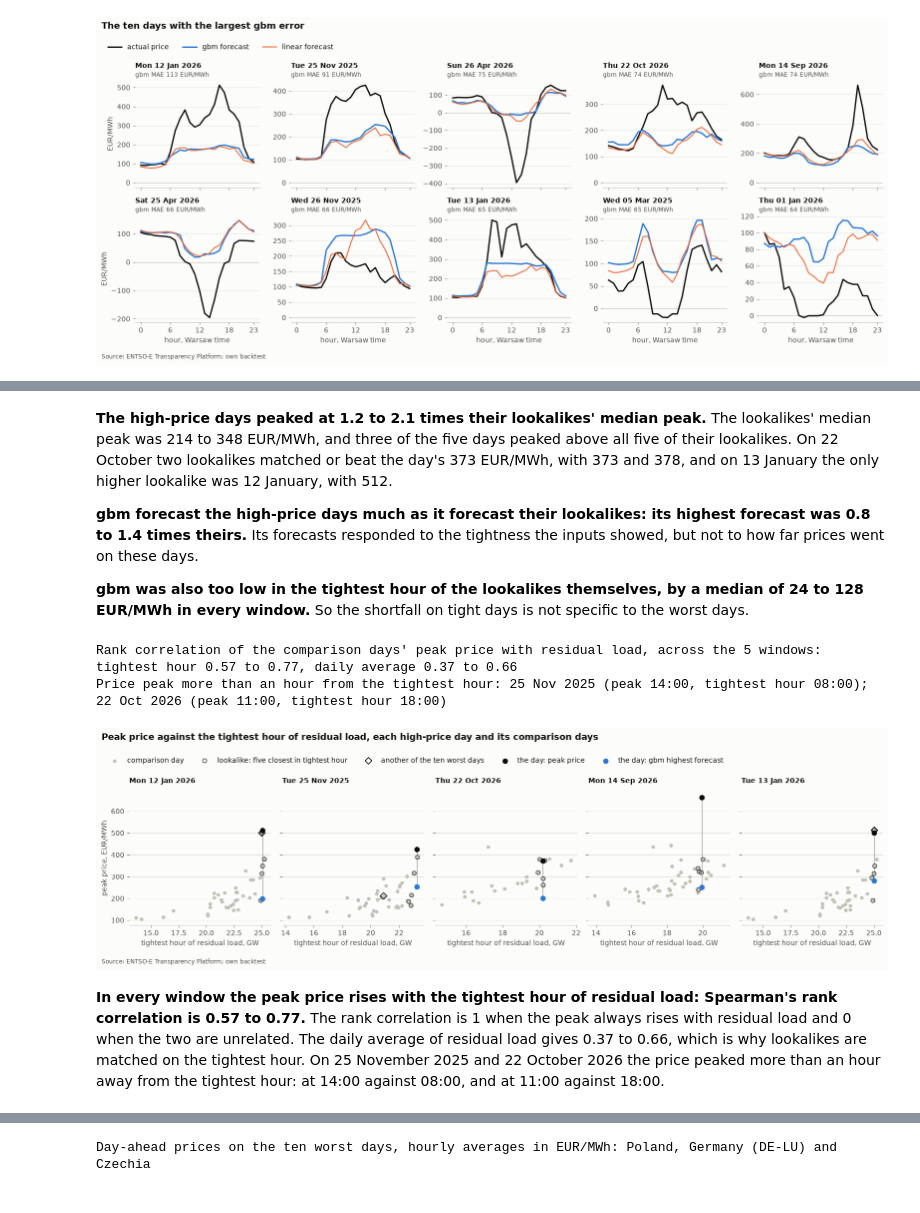
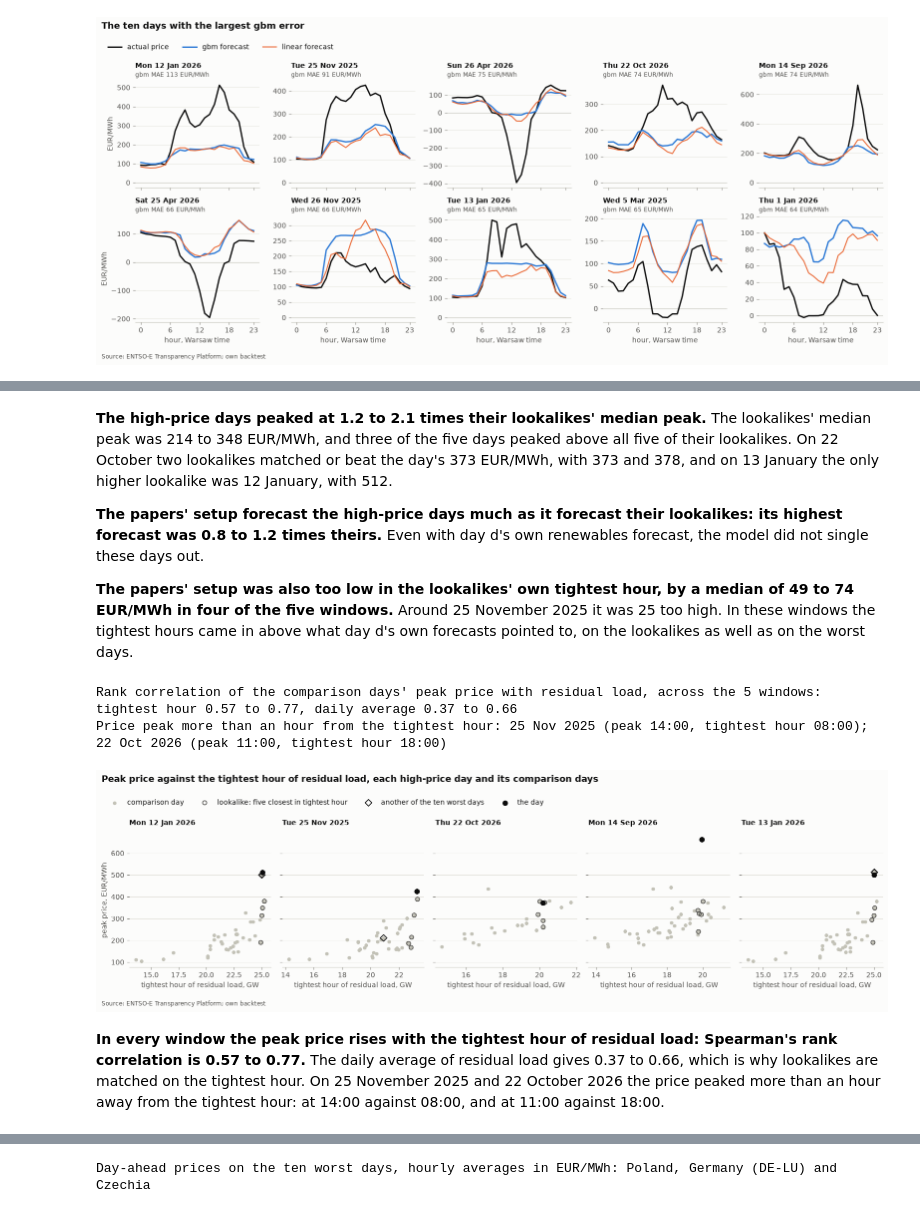
Before and after one commit to Tomek72/pl-dayahead, a Jupyter notebook: notebooks/02_post_mortem.ipynb, the cells around one changed output, grey strips where cells are left out. Cells and saved outputs as stored; diff of their text form; code cells hidden in the pictures.

```diff
--- a/notebooks/02_post_mortem.ipynb
+++ b/notebooks/02_post_mortem.ipynb
@@ -399,7 +440,7 @@ for ax, (day, row) in zip(axes.flat, worst.iterrows()):
     ax.plot(d['hour'], d['actual'], color=SERIES['actual'], lw=2, label='actual price')
     ax.plot(d['hour'], d['gbm'], color=SERIES['gbm'], lw=2, label='gbm forecast')
     ax.plot(d['hour'], d['linear'], color=SERIES['linear'], lw=1.5, label='linear forecast')
-    ax.set_title(f"{day:%a %d %b %Y}", fontsize=10, pad=18)
+    ax.set_title(day_label(day), fontsize=10, pad=18)
     ax.text(0, 1.02, f"gbm MAE {row['mae_gbm']:.0f} EUR/MWh", transform=ax.transAxes, fontsize=8.5, color=INK_2,
             va='bottom', ha='left')
     ax.set_xticks([0, 6, 12, 18, 23])
@@ -598,12 +703,12 @@ A day's lookalikes are the five comparison days, as defined in question 5, whose
 # %%
 # Each high-price day against its lookalikes: the five comparison days (question 5) whose tightest hour of
-# residual load came closest to the day's own.
+# residual load came closest to the day's own. The lookalikes are picked by day d's own forecasts, which only the
+# papers' setup saw, so the model columns use the papers' setup.
 tightest = wide.loc[wide.groupby('day')['residual_load_fcst'].idxmax()].set_index('day')  # each day's tightest hour
 per_day['peak'] = daily['actual_max']
-per_day['gbm_peak'] = daily['gbm_max']
+per_day['papers_peak'] = wide.groupby('day')['gbm_papers'].max()
 per_day['res_mean'] = wide.groupby('day')['residual_load_fcst'].mean() / GW
 per_day['gbm_err_tightest'] = tightest['err_gbm']
-per_day['linear_err_tightest'] = tightest['err_linear']
 per_day['papers_err_tightest'] = tightest['err_gbm_papers']
 
 
@@ -621,11 +726,11 @@ for day in HIGH:
         ('Peak price', 'lookalikes, median'): alike['peak'].median(),
         ('Peak price', 'lookalikes, highest'): alike['peak'].max(),
         ('Peak price', 'day ÷ lookalike median'): own['peak'] / alike['peak'].median(),
-        ('gbm highest forecast', 'the day'): own['gbm_peak'],
-        ('gbm highest forecast', 'lookalikes, median'): alike['gbm_peak'].median(),
-        ('gbm highest forecast', 'day ÷ lookalike median'): own['gbm_peak'] / alike['gbm_peak'].median(),
-        ('gbm error in the tightest hour', 'lookalikes, median'): alike['gbm_err_tightest'].median(),
-    }, name=f'{day:%a} {day.day} {day:%b %Y}'))
+        ("Papers' setup, highest forecast", 'the day'): own['papers_peak'],
+        ("Papers' setup, highest forecast", 'lookalikes, median'): alike['papers_peak'].median(),
+        ("Papers' setup, highest forecast", 'day ÷ lookalike median'): own['papers_peak'] / alike['papers_peak'].median(),
+        ("Papers' setup, error in the tightest hour", 'lookalikes, median'): alike['papers_err_tightest'].median(),
+    }, name=day_label(day)))
 lookalike_table = pd.DataFrame(rows)
 
 # Days whose peak some lookalike matched or beat, and whether that lookalike is itself one of the ten worst days.
@@ -635,15 +740,16 @@ for day in HIGH:
     alike = lookalikes(day)
     higher = alike[alike['peak'] >= per_day.loc[day, 'peak']]
     for other, peak in higher['peak'].items():
-        print(f"  {day:%d %b %Y} ({per_day.loc[day, 'peak']:.0f}): lookalike {other:%d %b %Y} reached {peak:.0f}"
-              + (', one of the ten worst days' if other in worst.index else ''))
+        print(f"  {day_label(day, weekday=False)} ({per_day.loc[day, 'peak']:.0f}): lookalike "
+              f"{day_label(other, weekday=False)} reached {peak:.0f}" + (', one of the ten worst days' if other in worst.index else ''))
 pairs = sorted({tuple(sorted((a, b))) for a in HIGH for b in lookalikes(a).index
                 if b in HIGH and a in lookalikes(b).index})
-print('High-price days that are each other\'s lookalikes: '
-      + ('; '.join(f'{a:%d %b %Y} and {b:%d %b %Y}' for a, b in pairs) or 'none'))
+print("High-price days that are each other's lookalikes: "
+      + ('; '.join(f'{day_label(a, weekday=False)} and {day_label(b, weekday=False)}' for a, b in pairs) or 'none'))
 ratios = [c for c in lookalike_table.columns if c[1] == 'day ÷ lookalike median']
-(lookalike_table.style.format('{:.0f}').format('{:.1f}', subset=ratios)
- .set_caption('Each high-price day against its five lookalikes; prices, forecasts and errors in EUR/MWh'))
+(lookalike_table.style.format(whole).format('{:.1f}', subset=ratios)
+ .set_caption("Each high-price day against its five lookalikes: prices, and the papers' setup's forecasts and errors, "
+              "in EUR/MWh"))
 # %% [output]
 The day's peak price was above all five lookalikes on 3 of 5 days. The others:
   22 Oct 2026 (373): lookalike 23 Sep 2026 reached 373
@@ -661,9 +767,9 @@ Each high-price day against its five lookalikes; prices, forecasts and errors in
 # %% [markdown]
 **The high-price days peaked at 1.2 to 2.1 times their lookalikes' median peak.** The lookalikes' median peak was 214 to 348 EUR/MWh, and three of the five days peaked above all five of their lookalikes. On 22 October two lookalikes matched or beat the day's 373 EUR/MWh, with 373 and 378, and on 13 January the only higher lookalike was 12 January, with 512.
 
-**gbm forecast the high-price days much as it forecast their lookalikes: its highest forecast was 0.8 to 1.4 times theirs.** Its forecasts responded to the tightness the inputs showed, but not to how far prices went on these days.
+**The papers' setup forecast the high-price days much as it forecast their lookalikes: its highest forecast was 0.8 to 1.2 times theirs.** Even with day d's own renewables forecast, the model did not single these days out.
 
-**gbm was also too low in the tightest hour of the lookalikes themselves, by a median of 24 to 128 EUR/MWh in every window.** So the shortfall on tight days is not specific to the worst days.
+**The papers' setup was also too low in the lookalikes' own tightest hour, by a median of 49 to 74 EUR/MWh in four of the five windows.** Around 25 November 2025 it was 25 too high. In these windows the tightest hours came in above what day d's own forecasts pointed to, on the lookalikes as well as on the worst days.
 # %%
 # Chart 6: each high-price day and its comparison days, peak price against the tightest hour of residual load.
 rho = []
@@ -676,40 +782,38 @@ print(f"Rank correlation of the comparison days' peak price with residual load,
       f"tightest hour {rho['tightest hour'].min():.2f} to {rho['tightest hour'].max():.2f}, "
       f"daily average {rho['daily average'].min():.2f} to {rho['daily average'].max():.2f}")
 peak_hour = wide.loc[wide.groupby('day')['actual'].idxmax()].set_index('day')['hour']
 apart = [day for day in HIGH if abs(peak_hour[day] - tightest.loc[day, 'hour']) > 1]
 print('Price peak more than an hour from the tightest hour: ' + '; '.join(
-    f"{day:%d %b %Y} (peak {peak_hour[day]:02d}:00, tightest hour {tightest.loc[day, 'hour']:02d}:00)" for day in apart))
+    f"{day_label(day, weekday=False)} (peak {peak_hour[day]:02d}:00, tightest hour {tightest.loc[day, 'hour']:02d}:00)"
+    for day in apart))
 
 fig, axes = plt.subplots(1, len(HIGH), figsize=(16, 4.8), sharey=True)
 for ax, day in zip(axes, HIGH):
     near, alike = comparison_days(day), lookalikes(day)
     paired = near[near.index.isin(worst.index)]  # another of the ten worst days in the same window
     ax.scatter(near['res_max'], near['peak'], s=18, color=BASELINE, label='comparison day', zorder=2)
     ax.scatter(alike['res_max'], alike['peak'], s=34, facecolor='none', edgecolor=INK_2, lw=1.2,
                label='lookalike: five closest in tightest hour', zorder=3)
     ax.scatter(paired['res_max'], paired['peak'], s=46, marker='D', facecolor='none', edgecolor=INK, lw=1.2,
                label='another of the ten worst days', zorder=3)
-    x = per_day.loc[day, 'res_max']
-    ax.plot([x, x], [per_day.loc[day, 'gbm_peak'], per_day.loc[day, 'peak']], color=MUTED, lw=0.8, zorder=1)
-    ax.scatter([x], [per_day.loc[day, 'peak']], s=46, color=SERIES['actual'], label='the day: peak price', zorder=4)
-    ax.scatter([x], [per_day.loc[day, 'gbm_peak']], s=46, color=SERIES['gbm'], label='the day: gbm highest forecast',
+    ax.scatter([per_day.loc[day, 'res_max']], [per_day.loc[day, 'peak']], s=46, color=SERIES['actual'], label='the day',
                zorder=4)
-    ax.set_title(f'{day:%a %d %b %Y}', fontsize=10)
+    ax.set_title(day_label(day), fontsize=10)
 axes[0].set_ylabel('peak price, EUR/MWh')
 for ax in axes:
     ax.set_xlabel('tightest hour of residual load, GW')
 
 handles, labels = axes[0].get_legend_handles_labels()
-fig.legend(handles, labels, loc='upper left', ncol=5, bbox_to_anchor=(0.01, 0.9))
+fig.legend(handles, labels, loc='upper left', ncol=4, bbox_to_anchor=(0.01, 0.9))
 fig.text(0.01, 0.975, 'Peak price against the tightest hour of residual load, each high-price day and its comparison days',
          fontsize=13, fontweight='bold', va='top')
 fig.text(0.01, 0.012, SOURCE, fontsize=8.5, color=INK_2)
 fig.tight_layout(rect=(0, 0.05, 1, 0.82))
 fig.savefig(FIG_DIR / 'lookalike_days.png', dpi=150)
 plt.show()
 # %% [output]
 Rank correlation of the comparison days' peak price with residual load, across the 5 windows: tightest hour 0.57 to 0.77, daily average 0.37 to 0.66
 Price peak more than an hour from the tightest hour: 25 Nov 2025 (peak 14:00, tightest hour 08:00); 22 Oct 2026 (peak 11:00, tightest hour 18:00)
-[figure, old version]
+[figure, new version]
 # %% [markdown]
-**In every window the peak price rises with the tightest hour of residual load: Spearman's rank correlation is 0.57 to 0.77.** The rank correlation is 1 when the peak always rises with residual load and 0 when the two are unrelated. The daily average of residual load gives 0.37 to 0.66, which is why lookalikes are matched on the tightest hour. On 25 November 2025 and 22 October 2026 the price peaked more than an hour away from the tightest hour: at 14:00 against 08:00, and at 11:00 against 18:00.
+**In every window the peak price rises with the tightest hour of residual load: Spearman's rank correlation is 0.57 to 0.77.** The daily average of residual load gives 0.37 to 0.66, which is why lookalikes are matched on the tightest hour. On 25 November 2025 and 22 October 2026 the price peaked more than an hour away from the tightest hour: at 14:00 against 08:00, and at 11:00 against 18:00.
```
Also changed, not shown: parts of 37 cells of this notebook, 4 other files.
